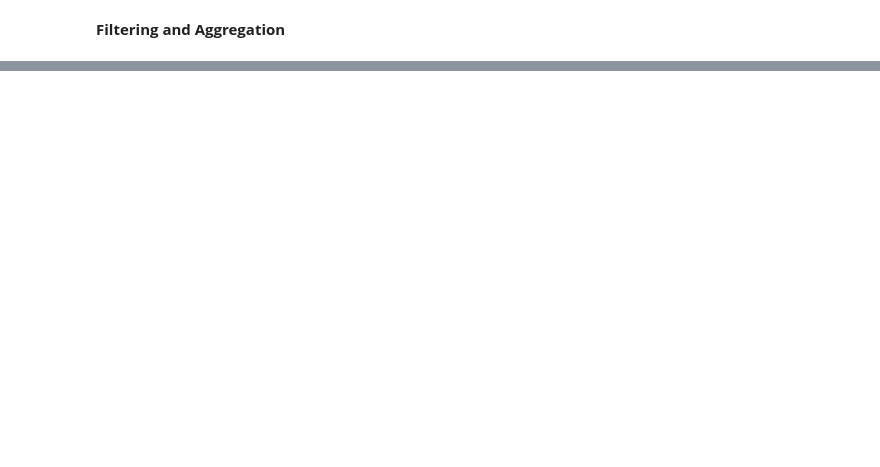
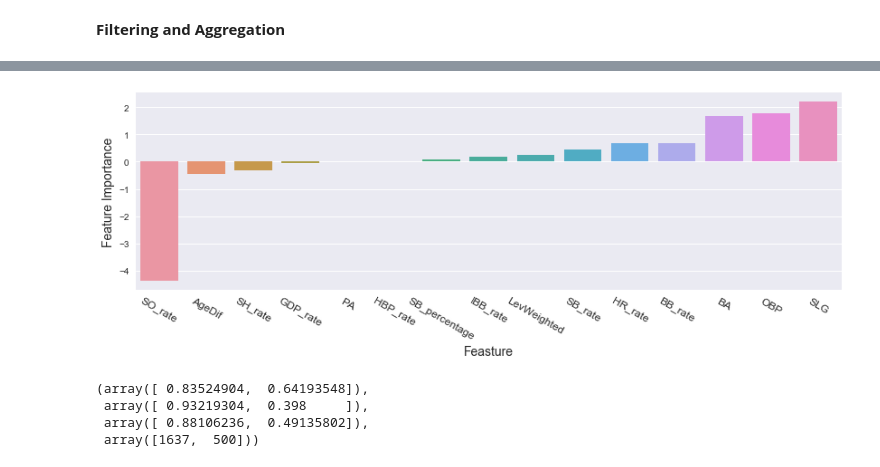
Before and after one commit to leem99/mcnulty, a Jupyter notebook: explorer_milb_batter_data.ipynb, the cells around one changed output, grey strips where cells are left out. Cells and saved outputs as stored; diff of their text form; code cells hidden in the pictures; blank space fills up the shorter version.

```diff
--- a/explorer_milb_batter_data.ipynb
+++ b/explorer_milb_batter_data.ipynb
@@ -193,0 +288,10 @@ batter_seasons_total
+# %%
+f_Series = pd.Series(lm1.coef_[0],index = X1.columns[1:]).sort_values()
+
+plt.figure(figsize=(14, 4))
+g = sns.barplot(x = f_Series.index,y = f_Series)
+g.set_xticklabels(f_Series.index, rotation=-30,size=12)
+plt.ylabel('Feature Importance',size=14);
+plt.xlabel('Feasture',size=14);
+# %% [output]
+[figure, added]
@@ -193,0 +302,7 @@ batter_seasons_total
+# %%
+metrics.precision_recall_fscore_support(y1_test,np.round(pred_proba_rf1[:,1]),labels = [0,1])
+# %% [output]
+(array([ 0.83524904,  0.64193548]),
+ array([ 0.93219304,  0.398     ]),
+ array([ 0.88106236,  0.49135802]),
+ array([1637,  500]))
```
Also changed, not shown: parts of 32 cells of this notebook.
